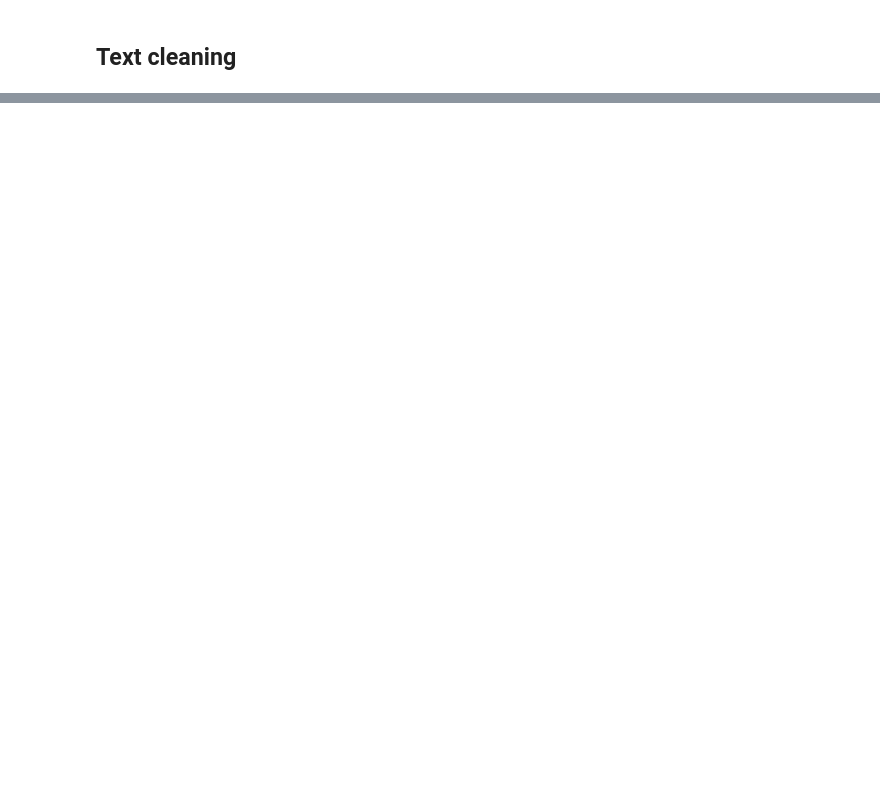
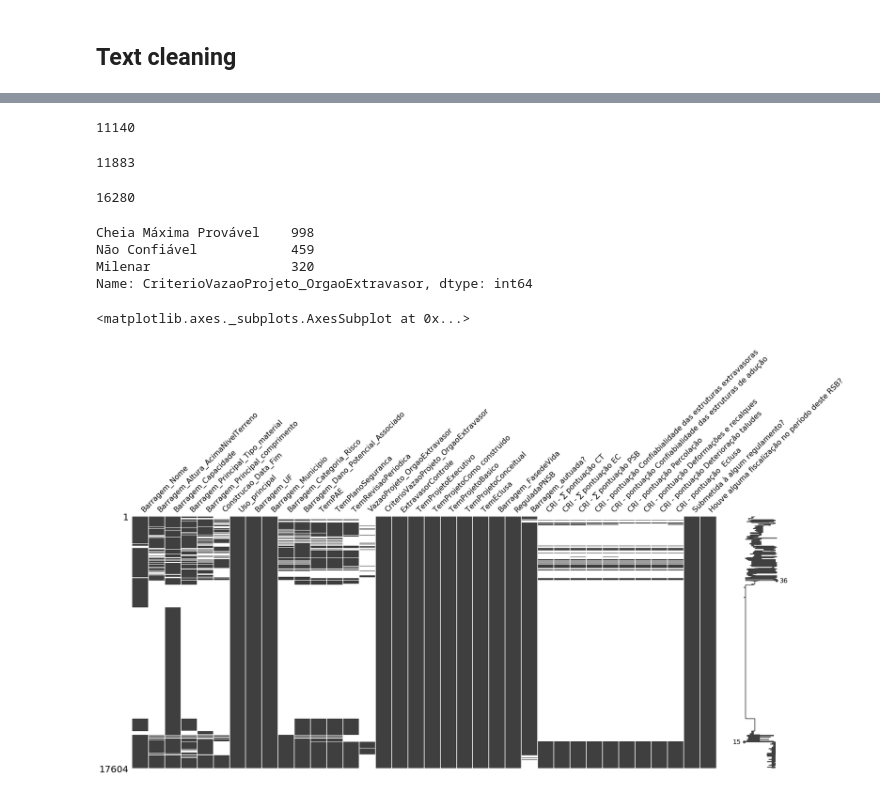
Before and after one commit to ta-data-lis/final-project, a Jupyter notebook: your-project/1STEP_EXPLORE AND CLEAN DAM.ipynb, the cells around one changed output, grey strips where cells are left out. Saved outputs shown, nothing was run; the diff lists cells and outputs as text; code cells hidden in the pictures; blank space fills up the shorter version.

```diff
--- a/your-project/1STEP_EXPLORE AND CLEAN DAM.ipynb
+++ b/your-project/1STEP_EXPLORE AND CLEAN DAM.ipynb
@@ -136,0 +124,34 @@ KeyError: 'Barragem_Categoria_Risco'
+# %%
+df['TemPlanoSeguranca'] = df['TemPlanoSeguranca'].str.lower()
+df['TemPlanoSeguranca'] = df['TemPlanoSeguranca'].replace('sem informação',np.nan)
+df['TemPlanoSeguranca'].value_counts()
+df['TemPlanoSeguranca'].isnull().sum() #11140 nulls
+# %% [output]
+11140
+# %%
+df['TemRevisaoPeriodica'] = df['TemRevisaoPeriodica'].str.lower()
+df['TemRevisaoPeriodica'] = df['TemRevisaoPeriodica'].replace('sem informação',np.nan)
+df['TemRevisaoPeriodica'].value_counts()
+df['TemRevisaoPeriodica'].isnull().sum() #11883 nulls
+# %% [output]
+11883
+# %%
+df['VazaoProjeto_OrgaoExtravasor'] = df['VazaoProjeto_OrgaoExtravasor'].replace('Desconhecido',np.nan)
+df["VazaoProjeto_OrgaoExtravasor"] = pd.to_numeric(df["VazaoProjeto_OrgaoExtravasor"], errors='coerce')
+df['VazaoProjeto_OrgaoExtravasor'].isnull().sum() #16280
+# %% [output]
+16280
+# %%
+# TODO check criteria, because NaN is 'Desconhecido'and worth points.
+df['CriterioVazaoProjeto_OrgaoExtravasor'] = df['CriterioVazaoProjeto_OrgaoExtravasor'].replace(10000,'Cheia Máxima Provável')
+df['CriterioVazaoProjeto_OrgaoExtravasor'] = df['CriterioVazaoProjeto_OrgaoExtravasor'].replace(1000,'Milenar')
+df['CriterioVazaoProjeto_OrgaoExtravasor'] = df['CriterioVazaoProjeto_OrgaoExtravasor'].replace(5000,'Não Confiável')
+df['CriterioVazaoProjeto_OrgaoExtravasor'] = df['CriterioVazaoProjeto_OrgaoExtravasor'].replace('< 500','Não Confiável')
+df['CriterioVazaoProjeto_OrgaoExtravasor'] = df['CriterioVazaoProjeto_OrgaoExtravasor'].replace('desconhecido',np.nan)
+df['CriterioVazaoProjeto_OrgaoExtravasor'] = df['CriterioVazaoProjeto_OrgaoExtravasor'].replace('Desconhecido',np.nan)
+df['CriterioVazaoProjeto_OrgaoExtravasor'].value_counts()
+# %% [output]
+Cheia Máxima Provável    998
+Não Confiável            459
+Milenar                  320
+Name: CriterioVazaoProjeto_OrgaoExtravasor, dtype: int64
@@ -136,0 +175,6 @@ KeyError: 'Barragem_Categoria_Risco'
+# %%
+import missingno as msno
+msno.matrix(df)
+# %% [output]
+<matplotlib.axes._subplots.AxesSubplot at 0x...>
+[figure, added]
```
Also changed, not shown: parts of 19 cells of this notebook.
